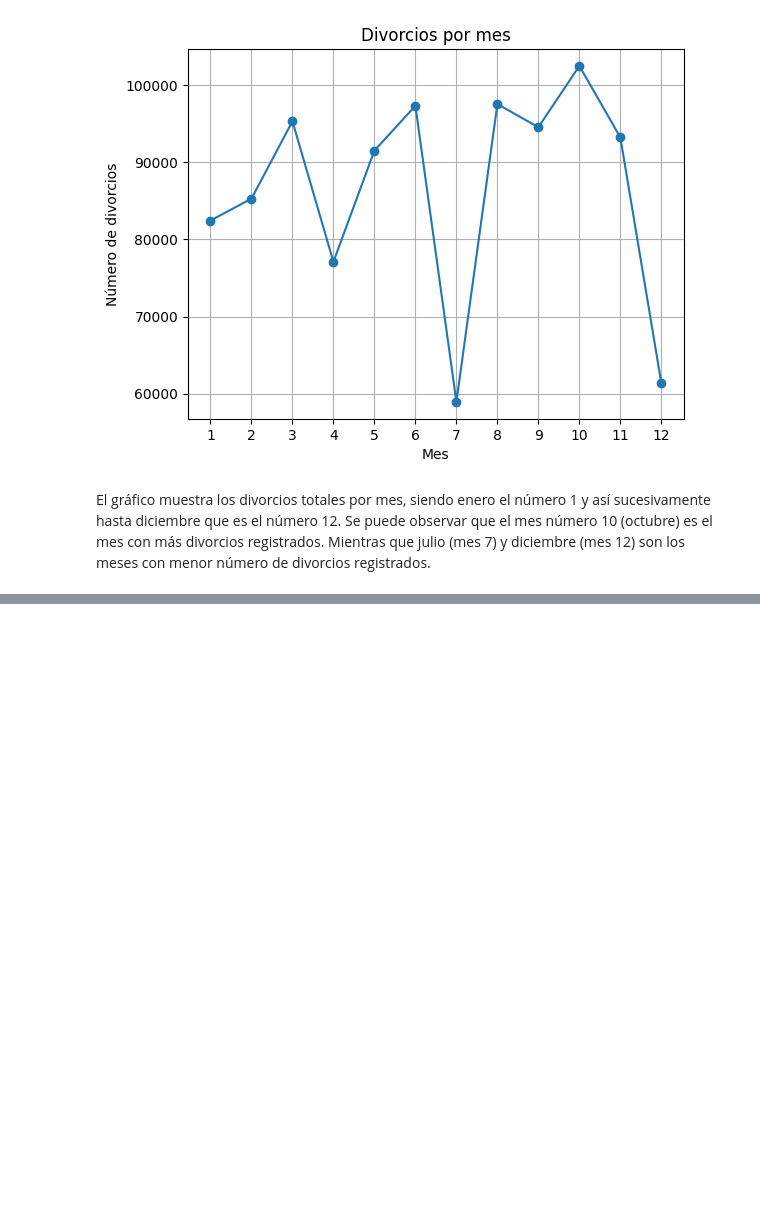
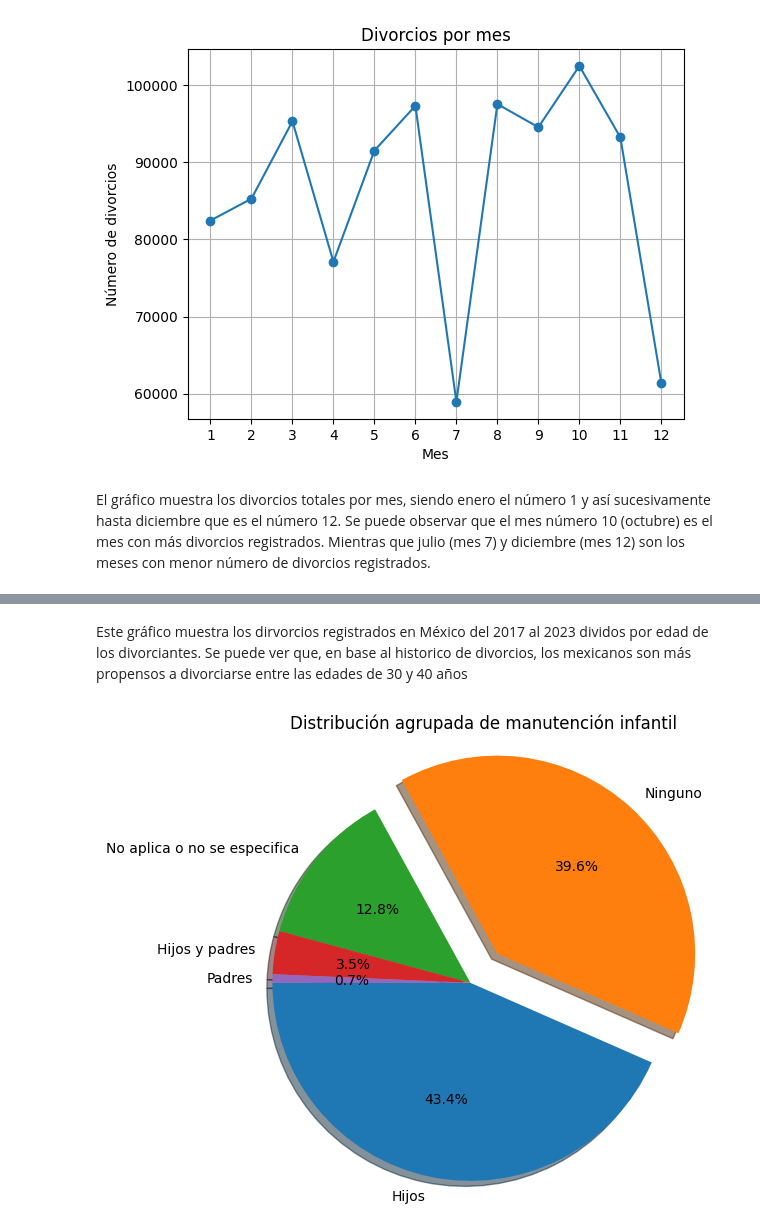
Before and after one commit to TonyCastill/data-science-project, a Jupyter notebook: project.ipynb, the cells around one changed output, grey strips where cells are left out. Cells and saved outputs as stored; diff of their text form; code cells hidden in the pictures; blank space fills up the shorter version.

```diff
--- a/project.ipynb
+++ b/project.ipynb
@@ -979,0 +1556,50 @@ El gráfico muestra los divorcios totales por mes, siendo enero el número 1 y a
+# %% [markdown]
+Este gráfico muestra los dirvorcios registrados en México del 2017 al 2023 dividos por edad de los divorciantes. Se puede ver que, en base al historico de divorcios, los mexicanos son más propensos a divorciarse entre las edades de 30 y 40 años
+# %%
+# Define mapping of raw keys to grouped categories
+group_mapping = {
+    "Hijos": "Hijos",
+    "Hijos y Divorciante 1": "Hijos y padres",
+    "Hijos y Divorciante 2": "Hijos y padres",
+    "Ninguno":"Ninguno",
+    "Divorciante 2":"Padres",
+    "Divorciante 1":"Padres",
+    "No aplica":"No aplica o no se especifica",
+    "No especificado":"No aplica o no se especifica"
+}
+
+# Query Elasticsearch
+maintenance_query = {
+    "size": 0,
+    "aggs": {
+        "child_maintenance": {
+            "terms": {
+                "field": "child_maintenance",
+                "size": 20
+            }
+        }
+    }
+}
+maint_res = es.search(index="mexico-divorces", body=maintenance_query)
+
+# Group and sum counts
+grouped_counts = {}
+for bucket in maint_res["aggregations"]["child_maintenance"]["buckets"]:
+    original_key = bucket["key"]
+    count = bucket["doc_count"]
+    group = group_mapping.get(original_key, "unknown")
+    grouped_counts[group] = grouped_counts.get(group, 0) + count
+
+# Prepare data for plotting
+labels = list(grouped_counts.keys())
+sizes = list(grouped_counts.values())
+
+# Plot
+myexplode = [0, 0.2, 0, 0,0]
+plt.figure(figsize=(6, 6))
+plt.pie(sizes, labels=labels, autopct='%1.1f%%', explode = myexplode, shadow = True, startangle=180)
+plt.title("Distribución agrupada de manutención infantil")
+plt.axis('equal')
+plt.show()
+# %% [output]
+[figure, added]
```
Also changed, not shown: parts of 55 cells of this notebook, 3 other files.
